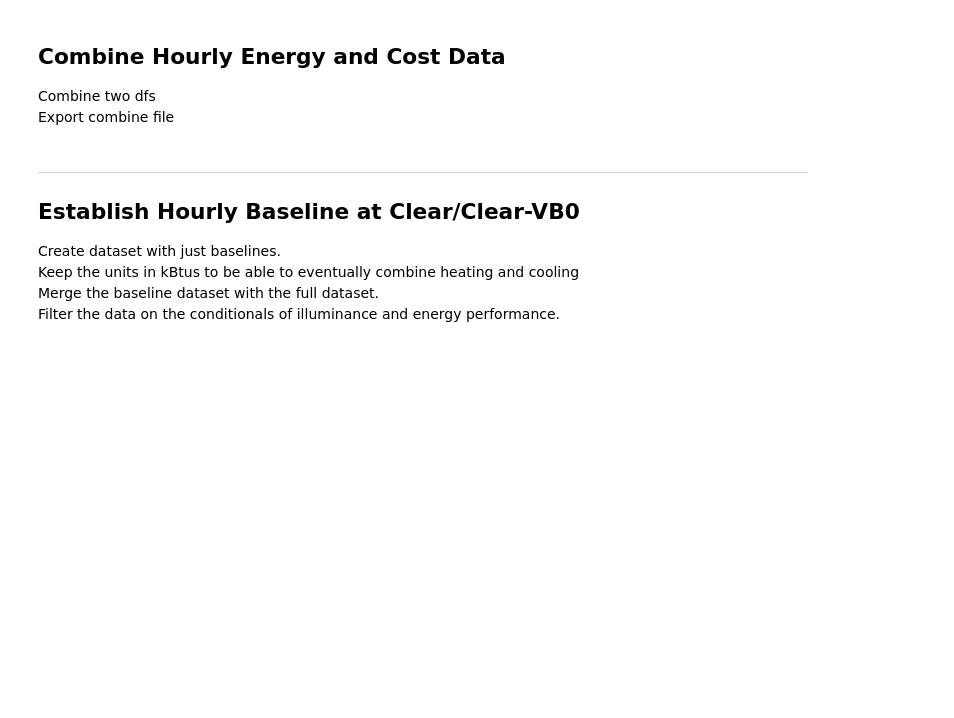
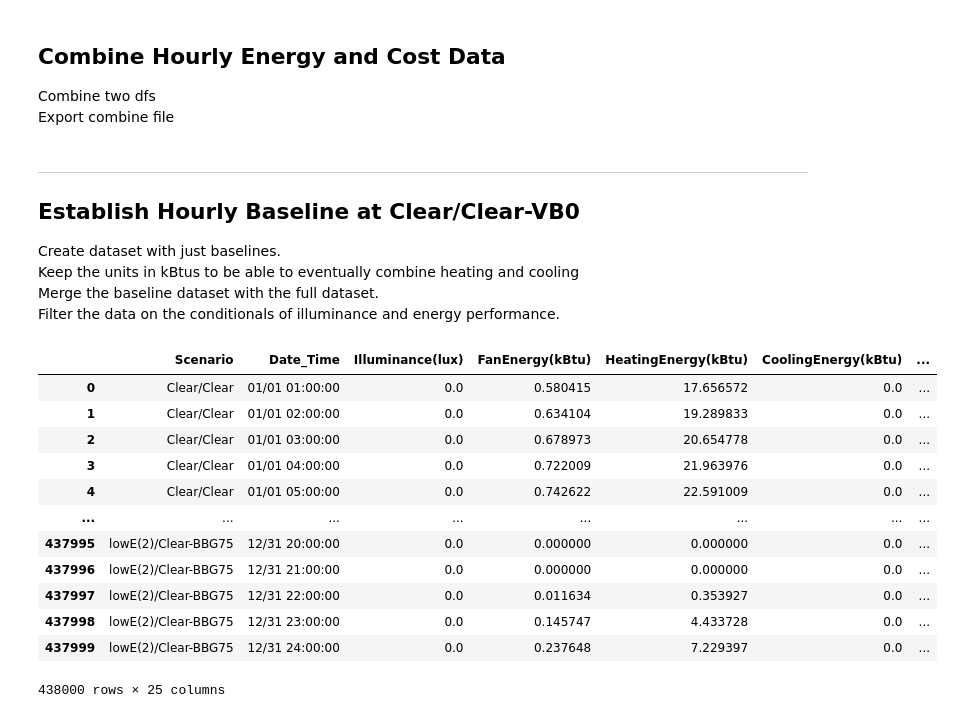
Before and after one commit to klharp/EPlus-Dashboard-ODL, a Jupyter notebook: HOU_Scraper.ipynb, the cells around one changed output. Saved outputs shown, nothing was run; the diff lists cells and outputs as text; code cells hidden in the pictures; blank space fills up the shorter version.

```diff
--- a/HOU_Scraper.ipynb
+++ b/HOU_Scraper.ipynb
@@ -483,8 +483,22 @@ hourlyWithBaseline["%deltaCost($)"] = (hourlyWithBaseline["HourlyCost($)"] - hou
 # %%
 # Convert NANs to 0
 hourlyWithBaseline =hourlyWithBaseline.fillna(0)
 
-#hourlyWithBaseline
+hourlyWithBaseline
+# %% [output]
+|  | Scenario | Date_Time | Illuminance(lux) | FanEnergy(kBtu) | HeatingEnergy(kBtu) | CoolingEnergy(kBtu) | ... |
+| 0 | Clear/Clear | 01/01 01:00:00 | 0.0 | 0.580415 | 17.656572 | 0.0 | ... |
+| 1 | Clear/Clear | 01/01 02:00:00 | 0.0 | 0.634104 | 19.289833 | 0.0 | ... |
+| 2 | Clear/Clear | 01/01 03:00:00 | 0.0 | 0.678973 | 20.654778 | 0.0 | ... |
+| 3 | Clear/Clear | 01/01 04:00:00 | 0.0 | 0.722009 | 21.963976 | 0.0 | ... |
+| 4 | Clear/Clear | 01/01 05:00:00 | 0.0 | 0.742622 | 22.591009 | 0.0 | ... |
+| ... | ... | ... | ... | ... | ... | ... | ... |
+| 437995 | lowE(2)/Clear-BBG75 | 12/31 20:00:00 | 0.0 | 0.000000 | 0.000000 | 0.0 | ... |
+| 437996 | lowE(2)/Clear-BBG75 | 12/31 21:00:00 | 0.0 | 0.000000 | 0.000000 | 0.0 | ... |
+| 437997 | lowE(2)/Clear-BBG75 | 12/31 22:00:00 | 0.0 | 0.011634 | 0.353927 | 0.0 | ... |
+| 437998 | lowE(2)/Clear-BBG75 | 12/31 23:00:00 | 0.0 | 0.145747 | 4.433728 | 0.0 | ... |
+| 437999 | lowE(2)/Clear-BBG75 | 12/31 24:00:00 | 0.0 | 0.237648 | 7.229397 | 0.0 | ... |
+438000 rows × 25 columns
 # %%
 # Export hourly data with baseline difference file to csv
 hourlyWithBaseline.to_csv("../Scraper_Output/hou_hourly_data.csv", header=True, index=True)
```
Also changed, not shown: parts of 4 cells of this notebook, 1 other file.
